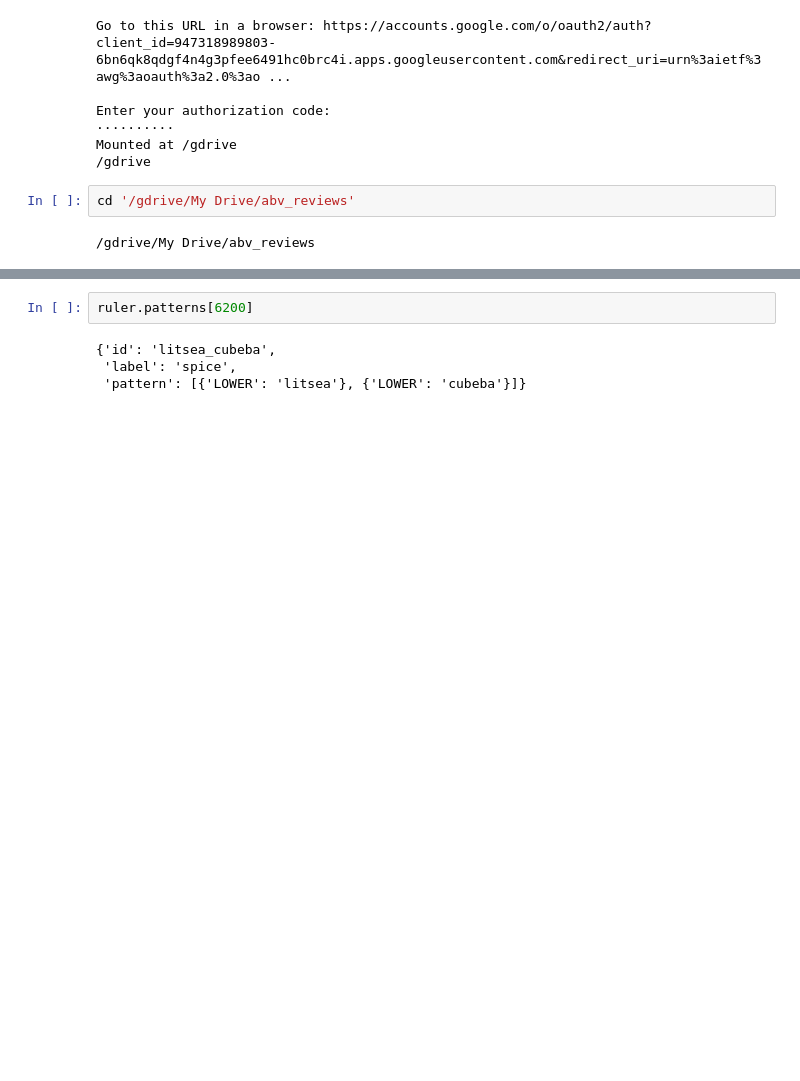
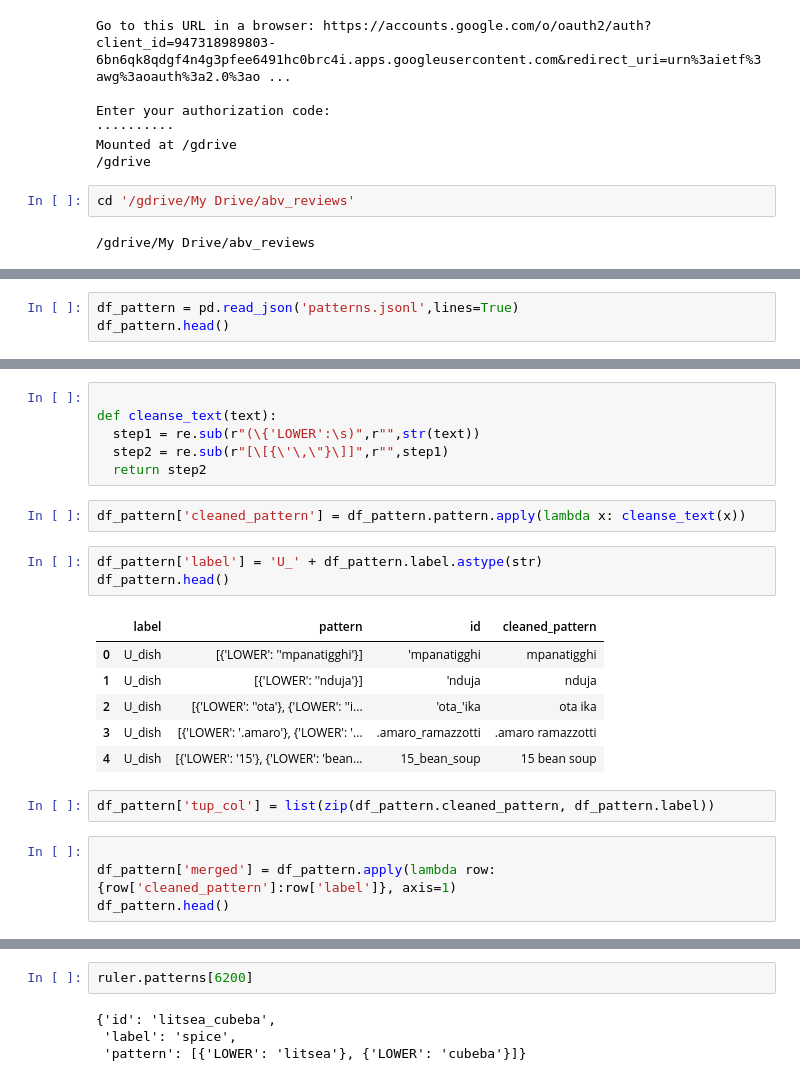
Before and after one commit to ravi-gopalan/DAND_Data_Wrangling, a Jupyter notebook: custom_entity_processing.ipynb, the cells around one changed output, grey strips where cells are left out. Cells and saved outputs as stored; diff of their text form; blank space fills up the shorter version.

```diff
--- a/custom_entity_processing.ipynb
+++ b/custom_entity_processing.ipynb
@@ -50,0 +80,3 @@ from IPython.core.display import display, HTML
+# %%
+df_pattern = pd.read_json('patterns.jsonl',lines=True)
+df_pattern.head()
@@ -50,0 +90,24 @@ from IPython.core.display import display, HTML
+# %%
+
+def cleanse_text(text):
+  step1 = re.sub(r"(\{'LOWER':\s)",r"",str(text))
+  step2 = re.sub(r"[\[{\'\,\"}\]]",r"",step1)
+  return step2
+# %%
+df_pattern['cleaned_pattern'] = df_pattern.pattern.apply(lambda x: cleanse_text(x))
+# %%
+df_pattern['label'] = 'U_' + df_pattern.label.astype(str)
+df_pattern.head()
+# %% [output]
+|  | label | pattern | id | cleaned_pattern |
+| 0 | U_dish | [{'LOWER': ''mpanatigghi'}] | 'mpanatigghi | mpanatigghi |
+| 1 | U_dish | [{'LOWER': ''nduja'}] | 'nduja | nduja |
+| 2 | U_dish | [{'LOWER': ''ota'}, {'LOWER': ''i... | 'ota_'ika | ota ika |
+| 3 | U_dish | [{'LOWER': '.amaro'}, {'LOWER': '... | .amaro_ramazzotti | .amaro ramazzotti |
+| 4 | U_dish | [{'LOWER': '15'}, {'LOWER': 'bean... | 15_bean_soup | 15 bean soup |
+# %%
+df_pattern['tup_col'] = list(zip(df_pattern.cleaned_pattern, df_pattern.label))
+# %%
+
+df_pattern['merged'] = df_pattern.apply(lambda row: {row['cleaned_pattern']:row['label']}, axis=1)
+df_pattern.head()
```
Also changed, not shown: parts of 65 cells of this notebook.
